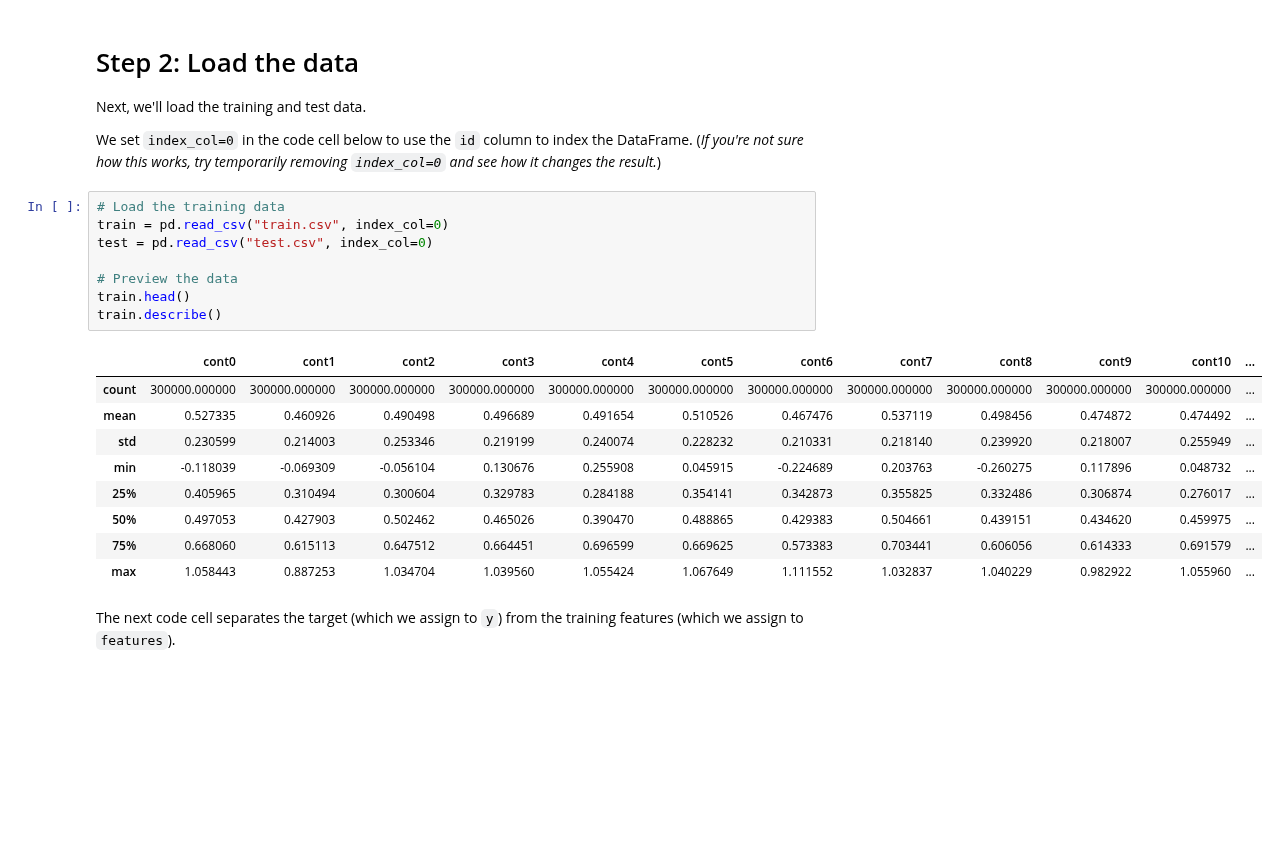
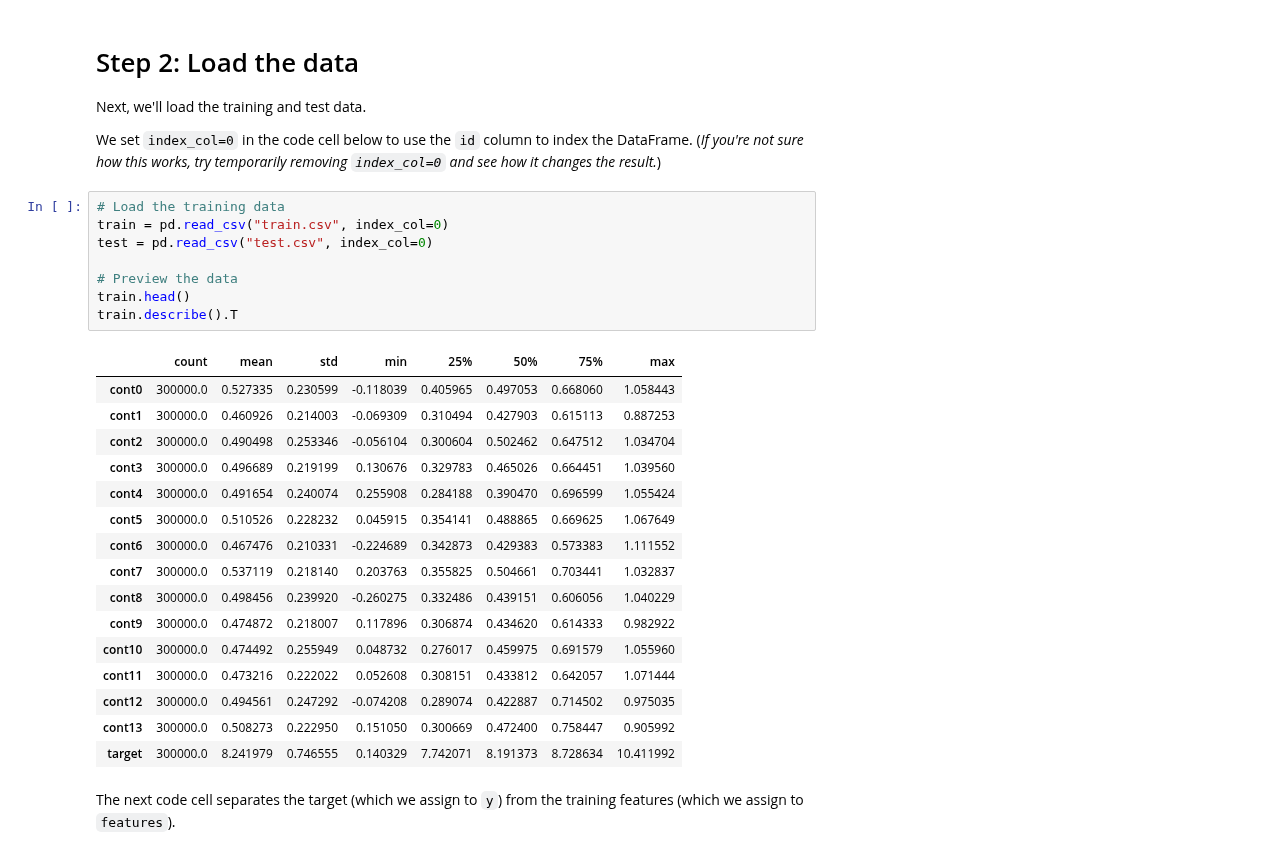
Before and after one commit to fmstam/multi-seed-stacking, a Jupyter notebook: optimized mixture of regressors .ipynb, the cells around one changed output. Drawn from its saved outputs; the diff is of its cells as text; blank space fills up the shorter version.

```diff
--- a/optimized mixture of regressors .ipynb
+++ b/optimized mixture of regressors .ipynb
@@ -47,21 +51,28 @@ We set `index_col=0` in the code cell below to use the `id` column to index the
 # %%
 # Load the training data
 train = pd.read_csv("train.csv", index_col=0)
 test = pd.read_csv("test.csv", index_col=0)
 
 # Preview the data
 train.head()
-train.describe()
+train.describe().T
 # %% [output]
-|  | cont0 | cont1 | cont2 | cont3 | cont4 | cont5 | cont6 | cont7 | cont8 | cont9 | cont10 | ... |
-| count | 300000.000000 | 300000.000000 | 300000.000000 | 300000.000000 | 300000.000000 | 300000.000000 | 300000.000000 | 300000.000000 | 300000.000000 | 300000.000000 | 300000.000000 | ... |
-| mean | 0.527335 | 0.460926 | 0.490498 | 0.496689 | 0.491654 | 0.510526 | 0.467476 | 0.537119 | 0.498456 | 0.474872 | 0.474492 | ... |
-| std | 0.230599 | 0.214003 | 0.253346 | 0.219199 | 0.240074 | 0.228232 | 0.210331 | 0.218140 | 0.239920 | 0.218007 | 0.255949 | ... |
-| min | -0.118039 | -0.069309 | -0.056104 | 0.130676 | 0.255908 | 0.045915 | -0.224689 | 0.203763 | -0.260275 | 0.117896 | 0.048732 | ... |
-| 25% | 0.405965 | 0.310494 | 0.300604 | 0.329783 | 0.284188 | 0.354141 | 0.342873 | 0.355825 | 0.332486 | 0.306874 | 0.276017 | ... |
-| 50% | 0.497053 | 0.427903 | 0.502462 | 0.465026 | 0.390470 | 0.488865 | 0.429383 | 0.504661 | 0.439151 | 0.434620 | 0.459975 | ... |
-| 75% | 0.668060 | 0.615113 | 0.647512 | 0.664451 | 0.696599 | 0.669625 | 0.573383 | 0.703441 | 0.606056 | 0.614333 | 0.691579 | ... |
-| max | 1.058443 | 0.887253 | 1.034704 | 1.039560 | 1.055424 | 1.067649 | 1.111552 | 1.032837 | 1.040229 | 0.982922 | 1.055960 | ... |
+|  | count | mean | std | min | 25% | 50% | 75% | max |
+| cont0 | 300000.0 | 0.527335 | 0.230599 | -0.118039 | 0.405965 | 0.497053 | 0.668060 | 1.058443 |
+| cont1 | 300000.0 | 0.460926 | 0.214003 | -0.069309 | 0.310494 | 0.427903 | 0.615113 | 0.887253 |
+| cont2 | 300000.0 | 0.490498 | 0.253346 | -0.056104 | 0.300604 | 0.502462 | 0.647512 | 1.034704 |
+| cont3 | 300000.0 | 0.496689 | 0.219199 | 0.130676 | 0.329783 | 0.465026 | 0.664451 | 1.039560 |
+| cont4 | 300000.0 | 0.491654 | 0.240074 | 0.255908 | 0.284188 | 0.390470 | 0.696599 | 1.055424 |
+| cont5 | 300000.0 | 0.510526 | 0.228232 | 0.045915 | 0.354141 | 0.488865 | 0.669625 | 1.067649 |
+| cont6 | 300000.0 | 0.467476 | 0.210331 | -0.224689 | 0.342873 | 0.429383 | 0.573383 | 1.111552 |
+| cont7 | 300000.0 | 0.537119 | 0.218140 | 0.203763 | 0.355825 | 0.504661 | 0.703441 | 1.032837 |
+| cont8 | 300000.0 | 0.498456 | 0.239920 | -0.260275 | 0.332486 | 0.439151 | 0.606056 | 1.040229 |
+| cont9 | 300000.0 | 0.474872 | 0.218007 | 0.117896 | 0.306874 | 0.434620 | 0.614333 | 0.982922 |
+| cont10 | 300000.0 | 0.474492 | 0.255949 | 0.048732 | 0.276017 | 0.459975 | 0.691579 | 1.055960 |
+| cont11 | 300000.0 | 0.473216 | 0.222022 | 0.052608 | 0.308151 | 0.433812 | 0.642057 | 1.071444 |
+| cont12 | 300000.0 | 0.494561 | 0.247292 | -0.074208 | 0.289074 | 0.422887 | 0.714502 | 0.975035 |
+| cont13 | 300000.0 | 0.508273 | 0.222950 | 0.151050 | 0.300669 | 0.472400 | 0.758447 | 0.905992 |
+| target | 300000.0 | 8.241979 | 0.746555 | 0.140329 | 7.742071 | 8.191373 | 8.728634 | 10.411992 |
 # %% [markdown]
 The next code cell separates the target (which we assign to `y`) from the training features (which we assign to `features`).
 # %%
```
Also changed, not shown: parts of 55 cells of this notebook.
